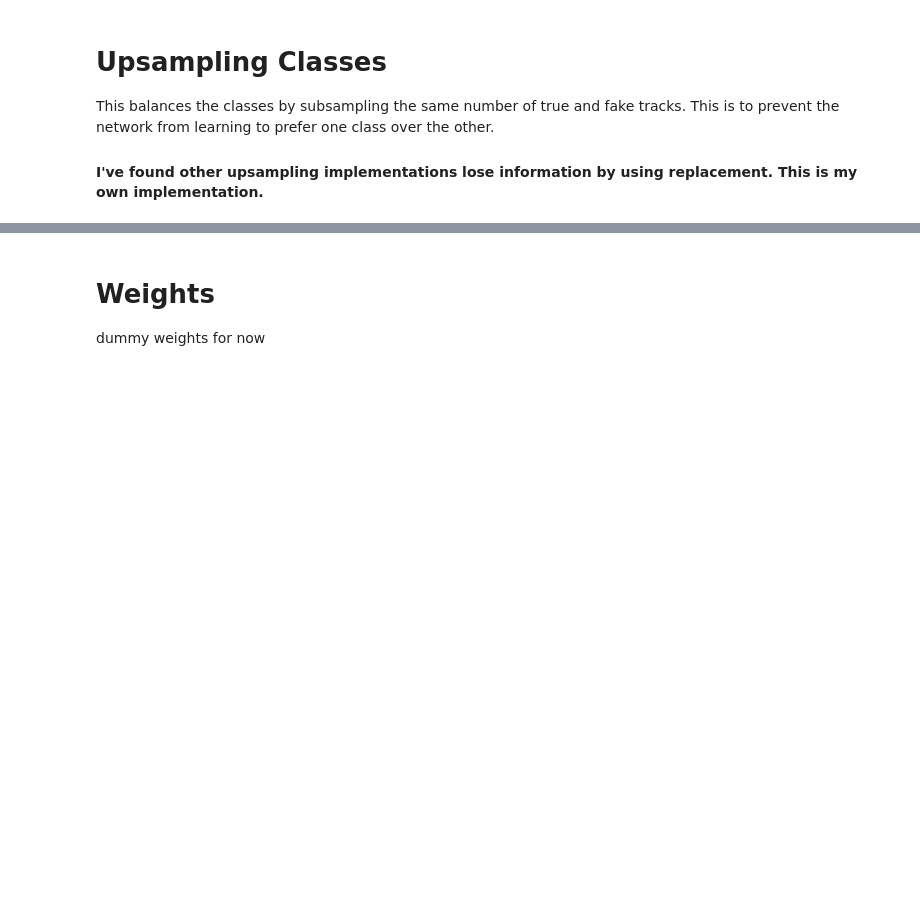
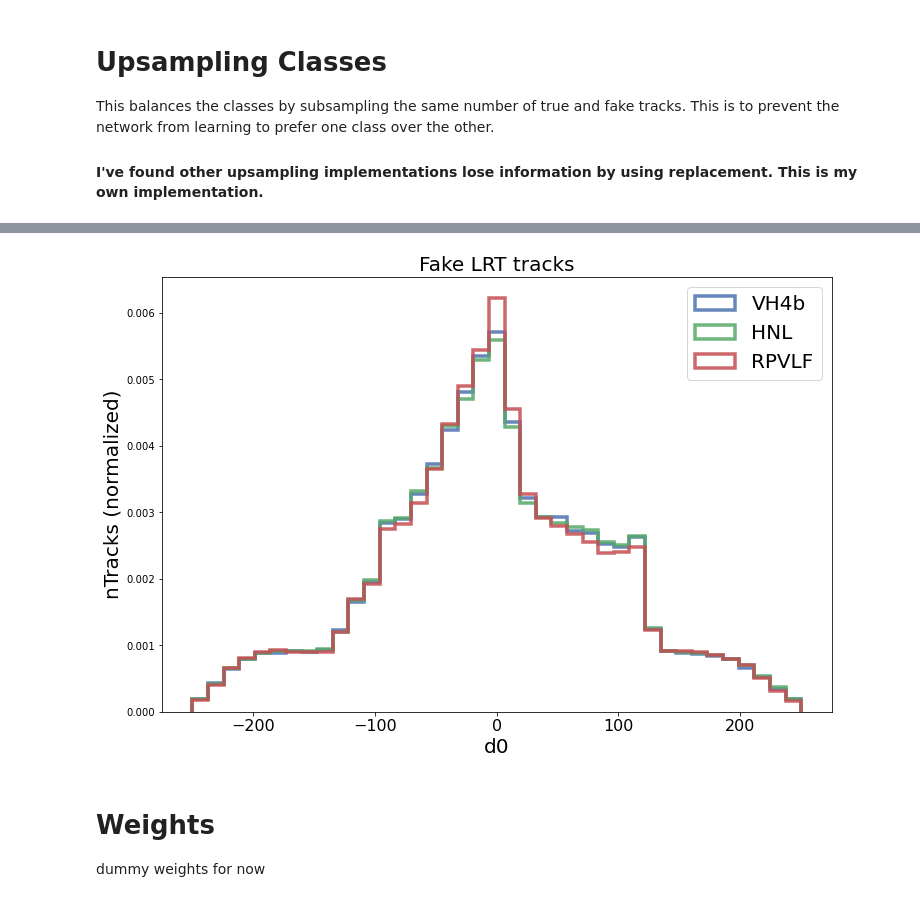
Before and after one commit to robinnewhouse/LRTNotebooks, a Jupyter notebook: DataPreparation.ipynb, the cells around one changed output, grey strips where cells are left out. Saved outputs shown, nothing was run; the diff lists cells and outputs as text; code cells hidden in the pictures; blank space fills up the shorter version.

```diff
--- a/DataPreparation.ipynb
+++ b/DataPreparation.ipynb
@@ -207,3 +231,27 @@ compare_variable('track_pt', good, fake, bins=np.linspace(0,1e5,80), leg_loc='up
+# %%
+fig, ax = plt.subplots(1, 1,figsize=(12,8))
+# compare_variable("d0", fake.query("signal=='RPVLF'"), fake.query("signal=='VH4b'"), bins=np.linspace(-250,250,40), leg_loc='upper right')
+# # good
+
+plot_options = {
+    'histtype' : 'step',
+    'linewidth' : 3.5,
+    'alpha' : 0.85,
+    'density' : 1,
+    'bins' : np.linspace(-250,250,40),
+    'log' : False
+}
+
+ax.hist(fake.query("signal=='VH4b'")['d0'], label = 'VH4b', **plot_options)
+ax.hist(fake.query("signal=='HNL'")['d0'], label = 'HNL', **plot_options)
+ax.hist(fake.query("signal=='RPVLF'")['d0'], label = 'RPVLF', **plot_options)
+ax.legend(loc='upper right', fontsize=20)
+ax.set_xlabel('d0', fontsize = 20)
+ax.set_ylabel('nTracks (normalized)', fontsize = 20)
+ax.set_title('Fake LRT tracks', fontsize = 20)
+ax.tick_params(axis='x', which='major', labelsize=16)
+# %% [output]
+[figure, added]
 # %% [markdown]
 # Weights
 dummy weights for now
```
Also changed, not shown: parts of 14 cells of this notebook, 5 other files.
